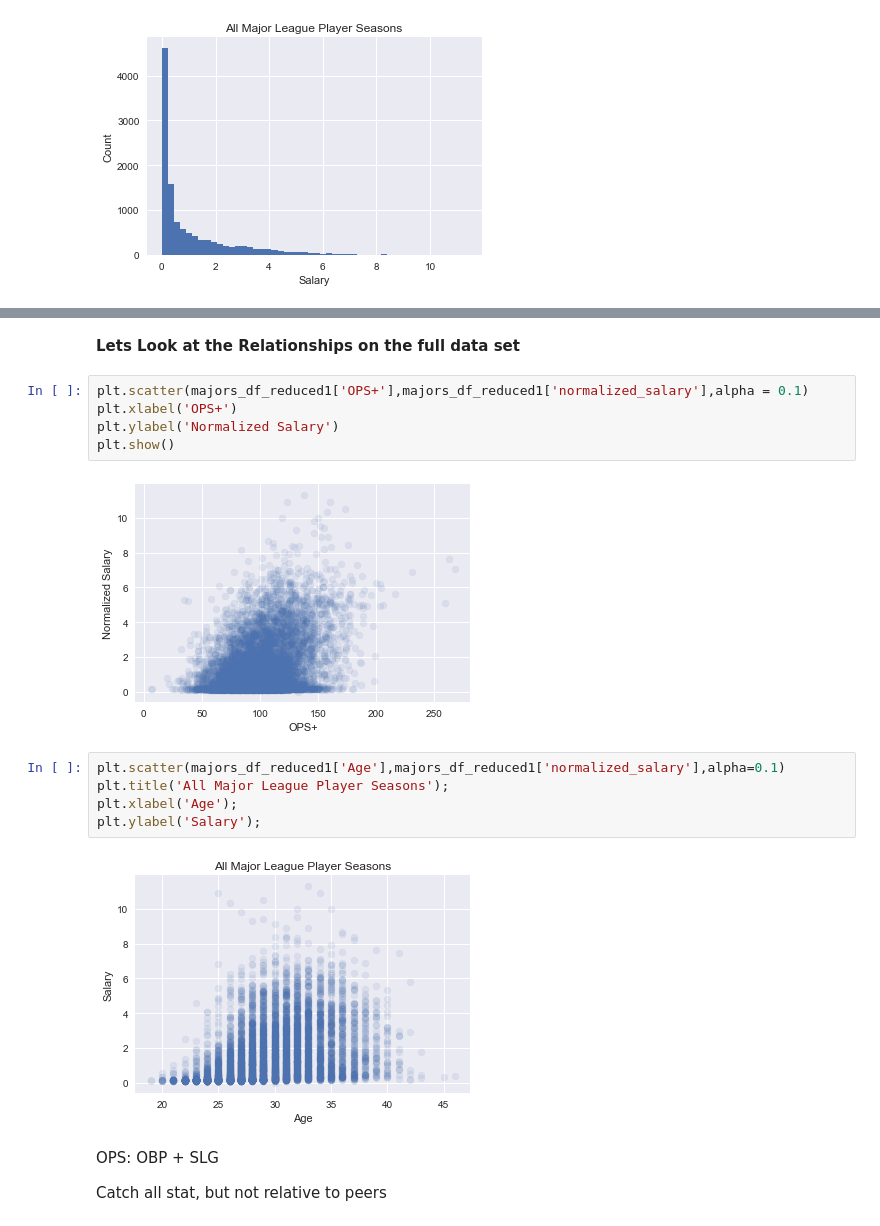
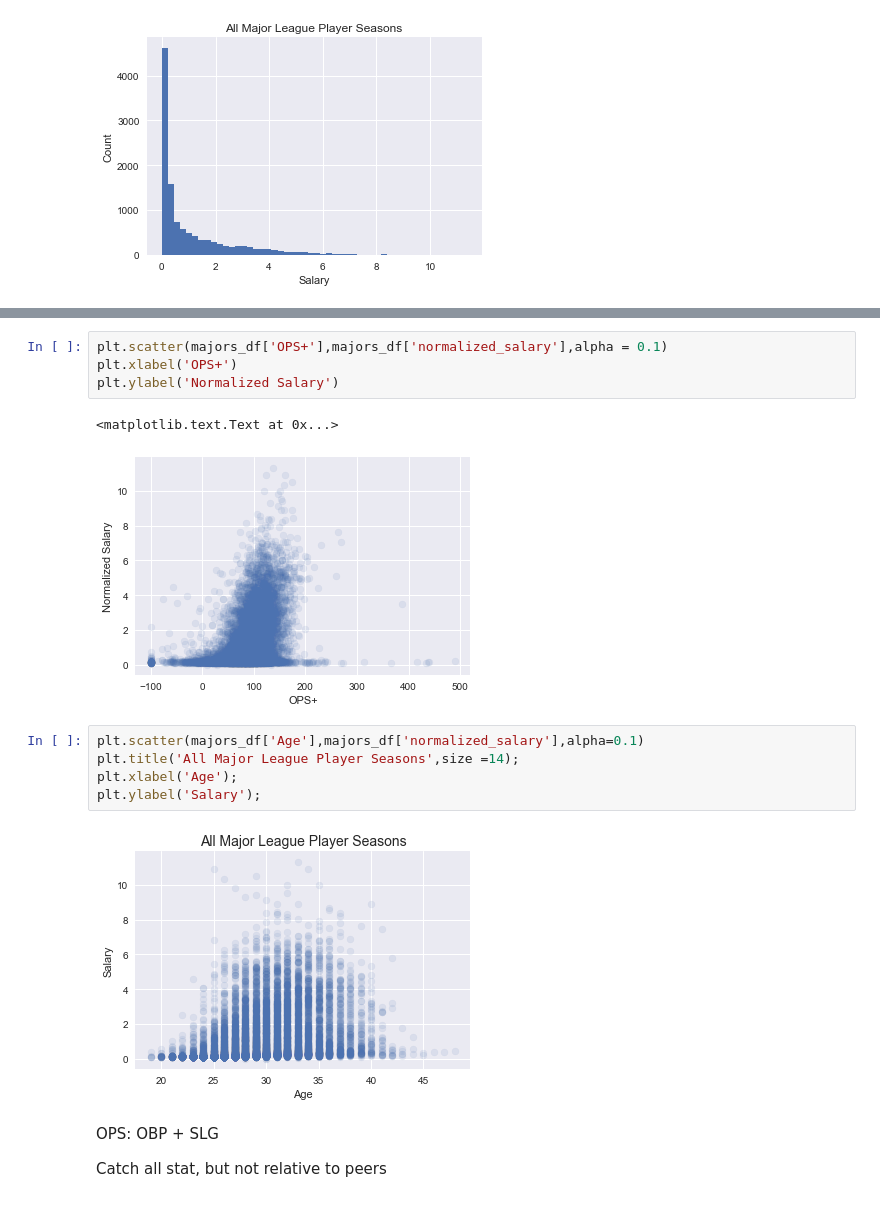
Before and after one commit to cidawkins/mlb_salary_projections, a Jupyter notebook: explore_batter_data.ipynb, the cells around one changed output, grey strips where cells are left out. Cells and saved outputs as stored; diff of their text form.

```diff
--- a/explore_batter_data.ipynb
+++ b/explore_batter_data.ipynb
@@ -276,19 +227,17 @@ plt.show()
-# %% [markdown]
-__Lets Look at the Relationships on the full data set__
 # %%
-plt.scatter(majors_df_reduced1['OPS+'],majors_df_reduced1['normalized_salary'],alpha = 0.1)
+plt.scatter(majors_df['OPS+'],majors_df['normalized_salary'],alpha = 0.1)
 plt.xlabel('OPS+')
 plt.ylabel('Normalized Salary')
-plt.show()
 # %% [output]
+<matplotlib.text.Text at 0x...>
-[figure, old version]
+[figure, new version]
 # %%
-plt.scatter(majors_df_reduced1['Age'],majors_df_reduced1['normalized_salary'],alpha=0.1)
-plt.title('All Major League Player Seasons');
+plt.scatter(majors_df['Age'],majors_df['normalized_salary'],alpha=0.1)
+plt.title('All Major League Player Seasons',size =14);
 plt.xlabel('Age');
 plt.ylabel('Salary');
 # %% [output]
-[figure, old version]
+[figure, new version]
 # %% [markdown]
 OPS: OBP + SLG
 
```
Also changed, not shown: parts of 105 cells of this notebook, 3 other files.
